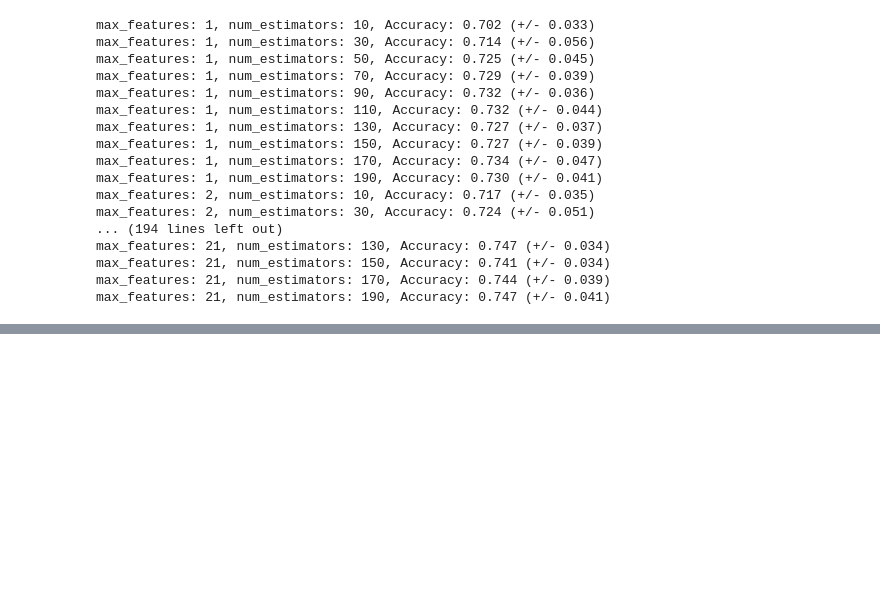
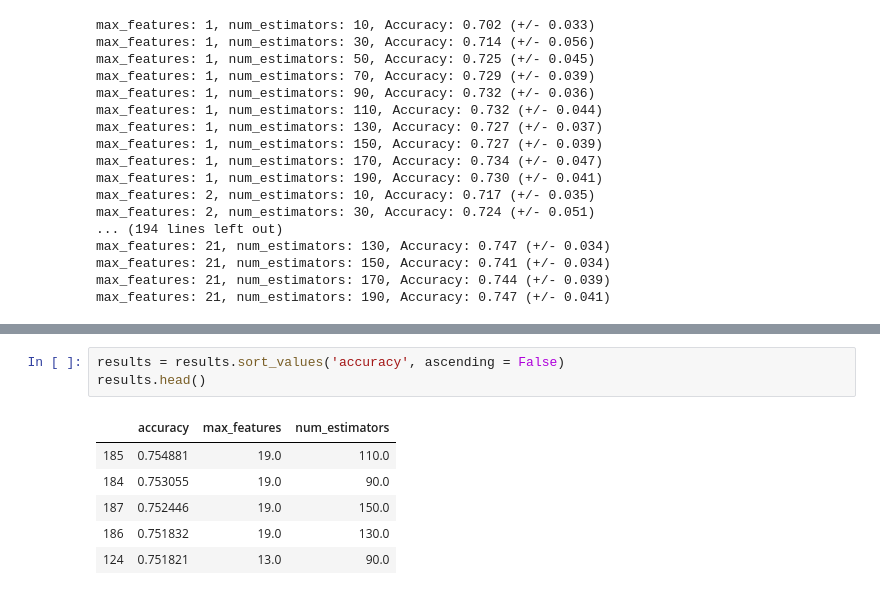
Before and after one commit to nanderson1982/NHL_Predicto, a Jupyter notebook: model/new_dataframe.ipynb, the cells around one changed output, grey strips where cells are left out. Cells and saved outputs as stored; diff of their text form; blank space fills up the shorter version.

```diff
--- a/model/new_dataframe.ipynb
+++ b/model/new_dataframe.ipynb
@@ -249,0 +275,10 @@ max_features: 21, num_estimators: 190, Accuracy: 0.747 (+/- 0.041)
+# %%
+results = results.sort_values('accuracy', ascending = False)
+results.head()
+# %% [output]
+|  | accuracy | max_features | num_estimators |
+| 185 | 0.754881 | 19.0 | 110.0 |
+| 184 | 0.753055 | 19.0 | 90.0 |
+| 187 | 0.752446 | 19.0 | 150.0 |
+| 186 | 0.751832 | 19.0 | 130.0 |
+| 124 | 0.751821 | 13.0 | 90.0 |
```
Also changed, not shown: parts of 1 cell of this notebook.
